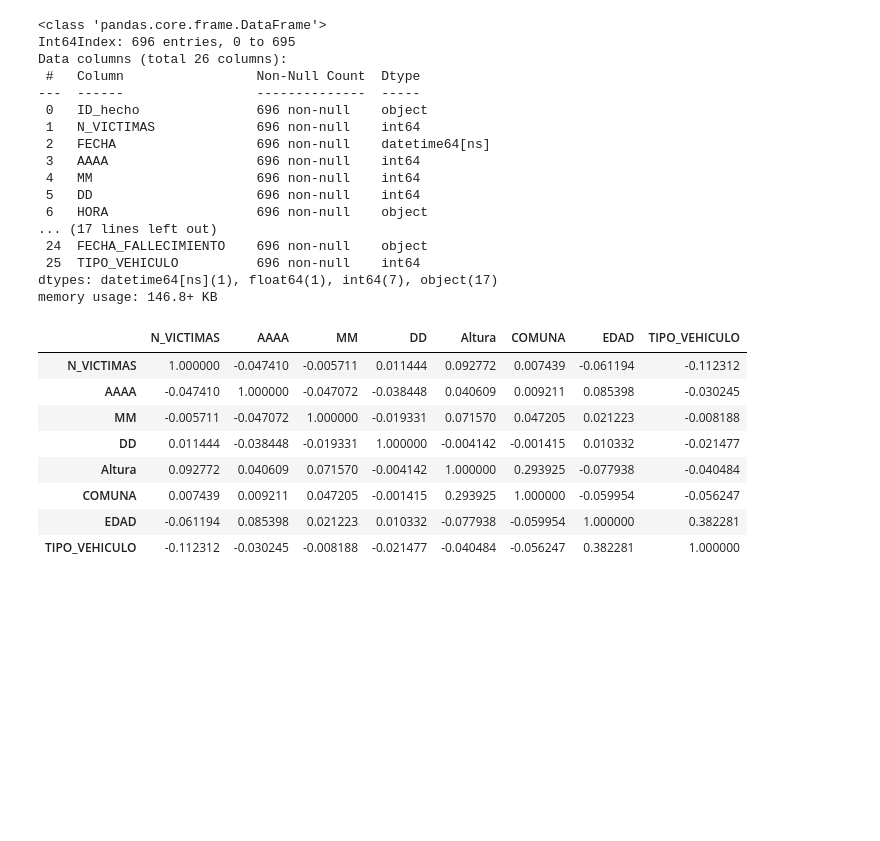
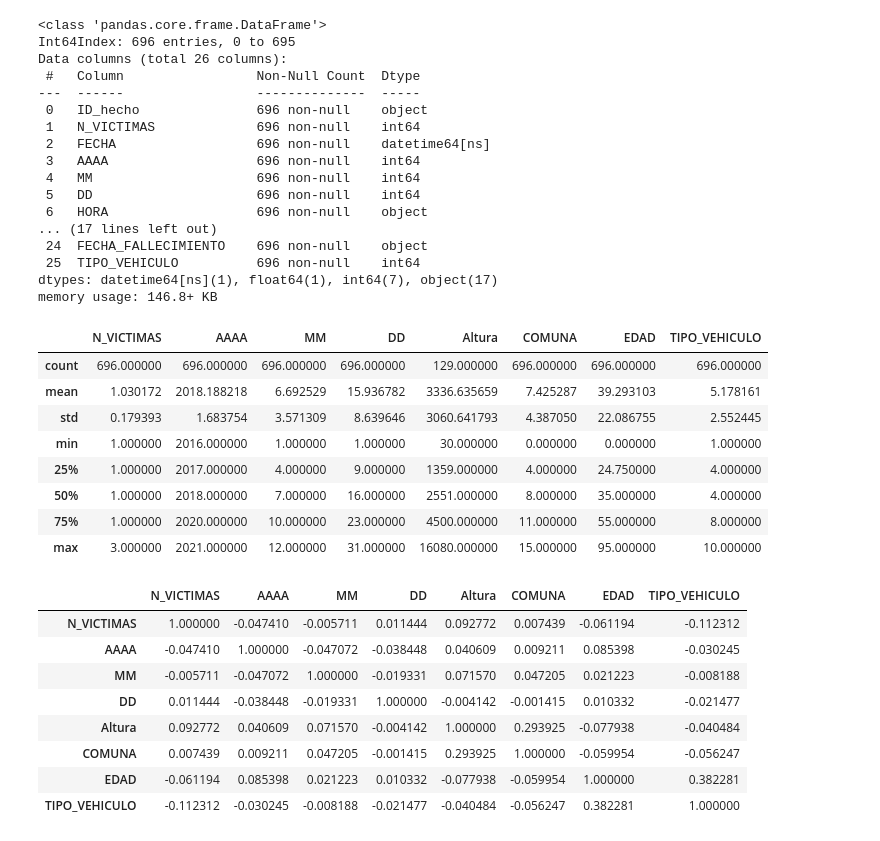
Before and after one commit to vanesalinas/HenryPI_DataAnalyst_PT06, a Jupyter notebook: EDA.ipynb, the cells around one changed output. Drawn from its saved outputs; the diff is of its cells as text; code cells hidden in the pictures; blank space fills up the shorter version.

```diff
--- a/EDA.ipynb
+++ b/EDA.ipynb
@@ -419,6 +419,18 @@ Data columns (total 26 columns):
  25  TIPO_VEHICULO          696 non-null    int64
 dtypes: datetime64[ns](1), float64(1), int64(7), object(17)
 memory usage: 146.8+ KB
+# %%
+df_combinado.describe()
+# %% [output]
+|  | N_VICTIMAS | AAAA | MM | DD | Altura | COMUNA | EDAD | TIPO_VEHICULO |
+| count | 696.000000 | 696.000000 | 696.000000 | 696.000000 | 129.000000 | 696.000000 | 696.000000 | 696.000000 |
+| mean | 1.030172 | 2018.188218 | 6.692529 | 15.936782 | 3336.635659 | 7.425287 | 39.293103 | 5.178161 |
+| std | 0.179393 | 1.683754 | 3.571309 | 8.639646 | 3060.641793 | 4.387050 | 22.086755 | 2.552445 |
+| min | 1.000000 | 2016.000000 | 1.000000 | 1.000000 | 30.000000 | 0.000000 | 0.000000 | 1.000000 |
+| 25% | 1.000000 | 2017.000000 | 4.000000 | 9.000000 | 1359.000000 | 4.000000 | 24.750000 | 4.000000 |
+| 50% | 1.000000 | 2018.000000 | 7.000000 | 16.000000 | 2551.000000 | 8.000000 | 35.000000 | 4.000000 |
+| 75% | 1.000000 | 2020.000000 | 10.000000 | 23.000000 | 4500.000000 | 11.000000 | 55.000000 | 8.000000 |
+| max | 3.000000 | 2021.000000 | 12.000000 | 31.000000 | 16080.000000 | 15.000000 | 95.000000 | 10.000000 |
 # %%
 matriz_correlacion = df_combinado.corr()
 matriz_correlacion
```
Also changed, not shown: parts of 1 cell of this notebook.
